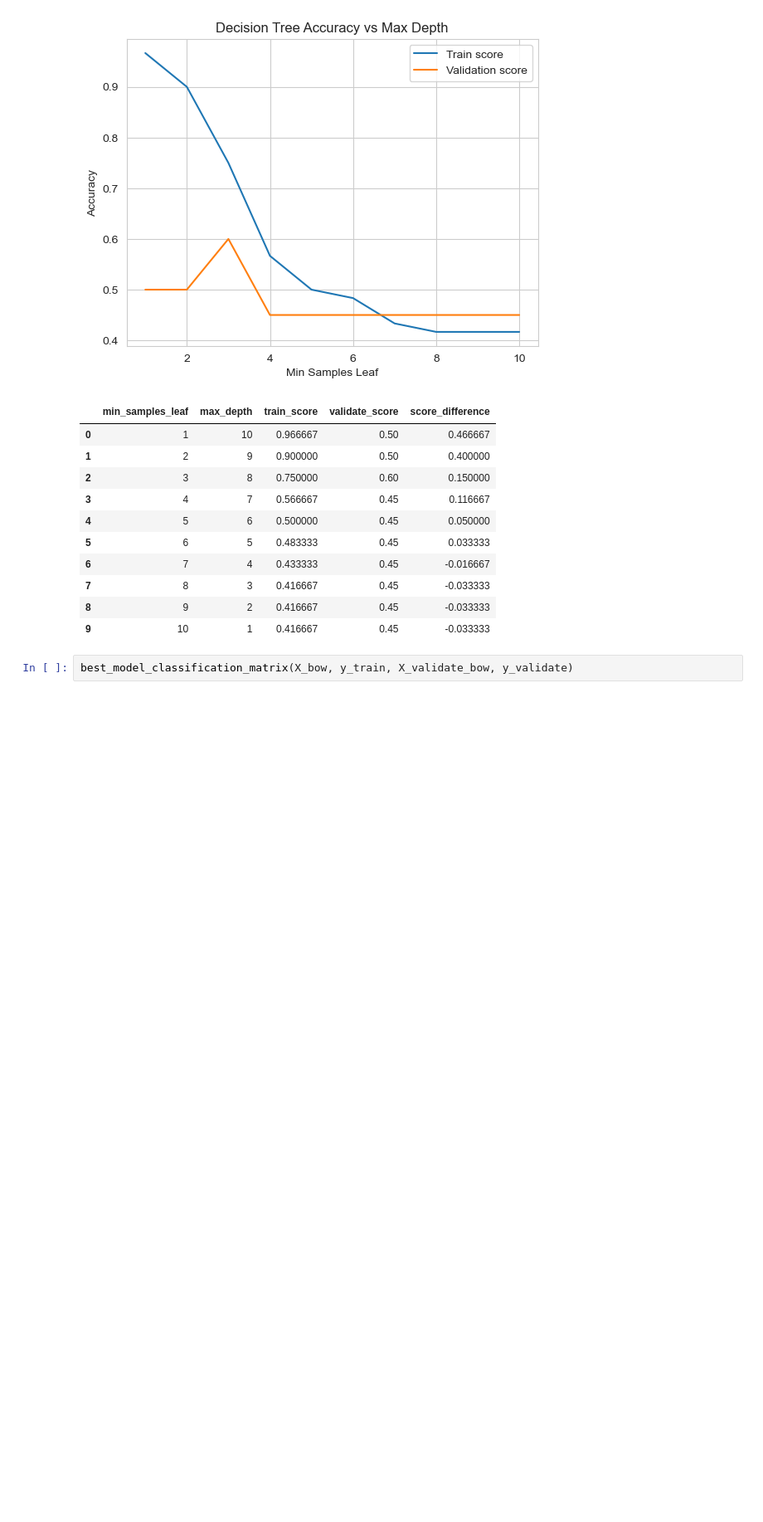
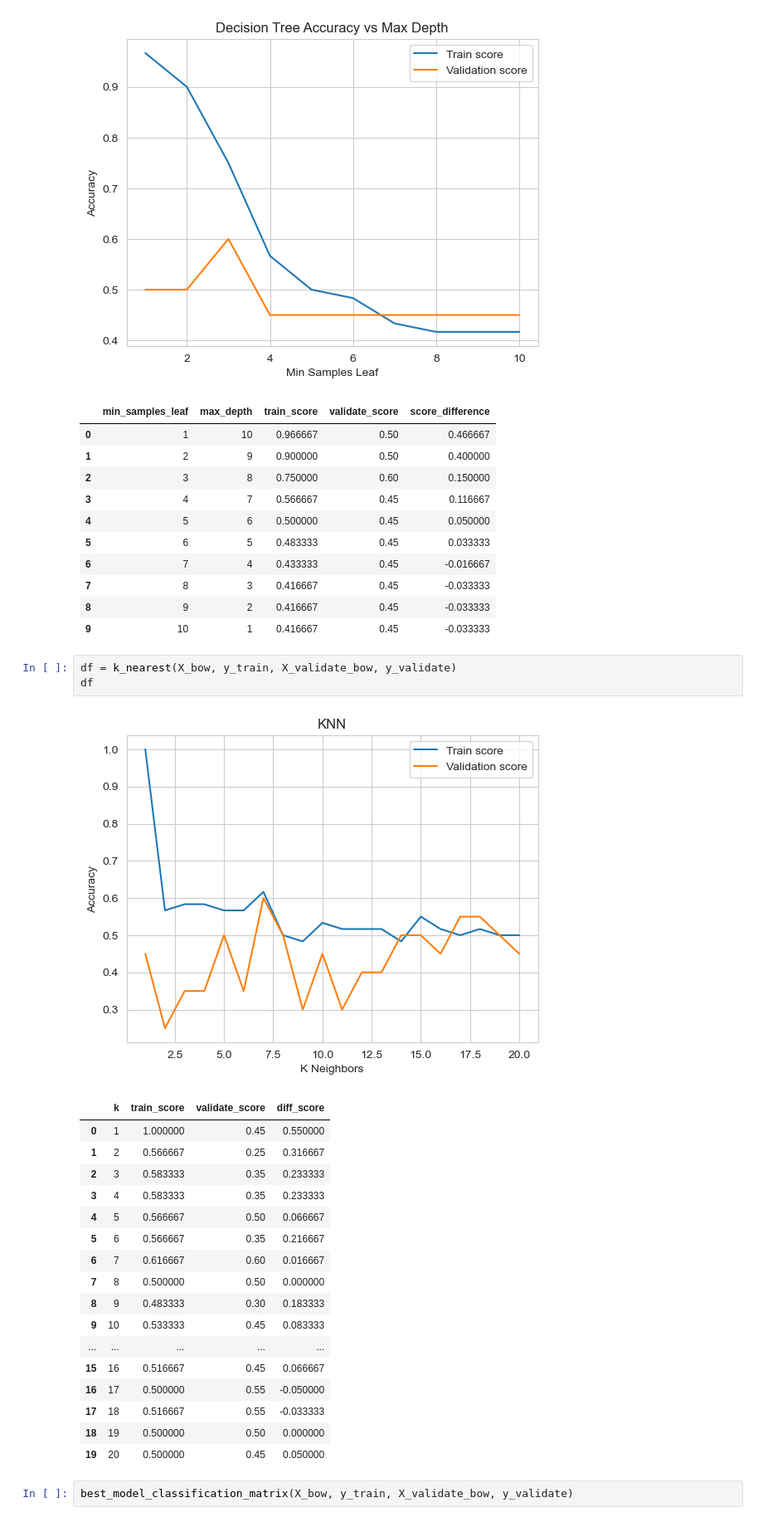
Before and after one commit to fork-your-repository/nlp-project, a Jupyter notebook: pirovits-work/model.ipynb, the cells around one changed output. Shown at 83% size. Cells and saved outputs as stored; diff of their text form; blank space fills up the shorter version.

```diff
--- a/pirovits-work/model.ipynb
+++ b/pirovits-work/model.ipynb
@@ -372,6 +443,28 @@ df
 | 7 | 8 | 3 | 0.416667 | 0.45 | -0.033333 |
 | 8 | 9 | 2 | 0.416667 | 0.45 | -0.033333 |
 | 9 | 10 | 1 | 0.416667 | 0.45 | -0.033333 |
+# %%
+df = k_nearest(X_bow, y_train, X_validate_bow, y_validate)
+df
+# %% [output]
+[figure, added]
+|  | k | train_score | validate_score | diff_score |
+| 0 | 1 | 1.000000 | 0.45 | 0.550000 |
+| 1 | 2 | 0.566667 | 0.25 | 0.316667 |
+| 2 | 3 | 0.583333 | 0.35 | 0.233333 |
+| 3 | 4 | 0.583333 | 0.35 | 0.233333 |
+| 4 | 5 | 0.566667 | 0.50 | 0.066667 |
+| 5 | 6 | 0.566667 | 0.35 | 0.216667 |
+| 6 | 7 | 0.616667 | 0.60 | 0.016667 |
+| 7 | 8 | 0.500000 | 0.50 | 0.000000 |
+| 8 | 9 | 0.483333 | 0.30 | 0.183333 |
+| 9 | 10 | 0.533333 | 0.45 | 0.083333 |
+| ... | ... | ... | ... | ... |
+| 15 | 16 | 0.516667 | 0.45 | 0.066667 |
+| 16 | 17 | 0.500000 | 0.55 | -0.050000 |
+| 17 | 18 | 0.516667 | 0.55 | -0.033333 |
+| 18 | 19 | 0.500000 | 0.50 | 0.000000 |
+| 19 | 20 | 0.500000 | 0.45 | 0.050000 |
 # %%
 best_model_classification_matrix(X_bow, y_train, X_validate_bow, y_validate)
 # %% [output]
```
Also changed, not shown: parts of 4 cells of this notebook.
